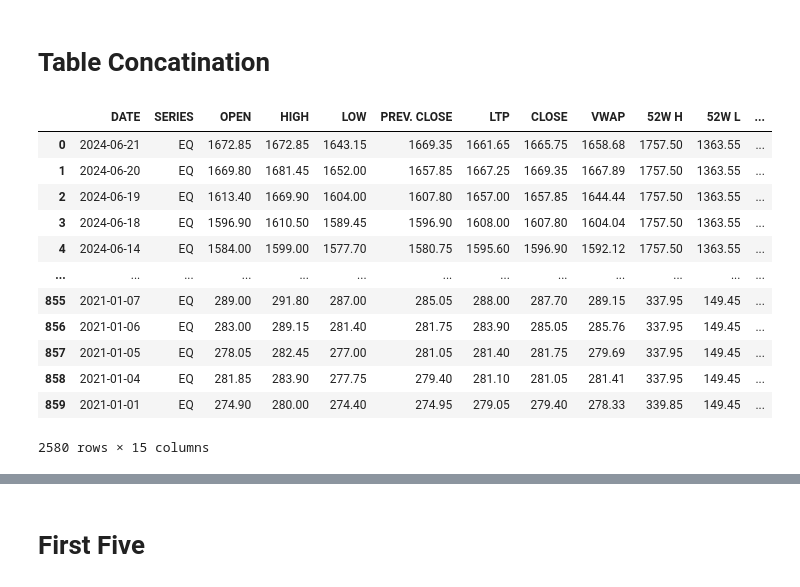
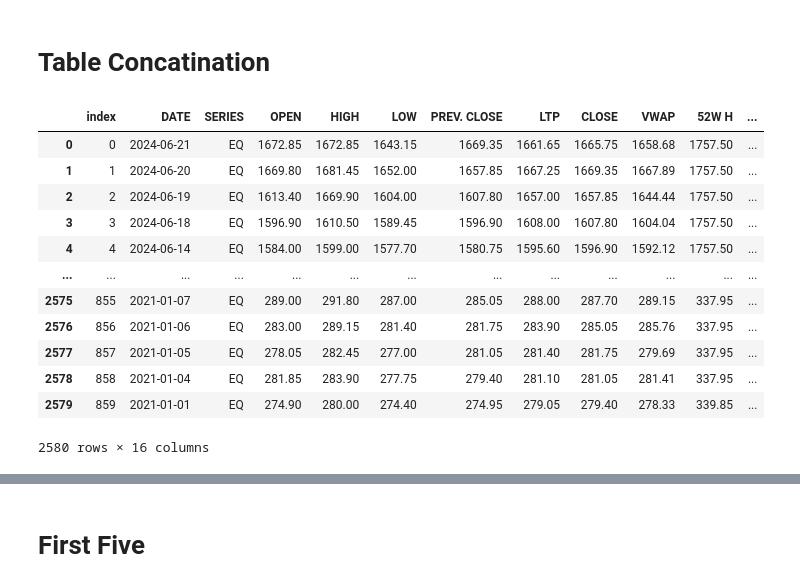
Before and after one commit to Ariyamandebnath/Stock-ipy, a Jupyter notebook: analysis/EDA.ipynb, the cells around one changed output, grey strips where cells are left out. Saved outputs shown, nothing was run; the diff lists cells and outputs as text; code cells hidden in the pictures.

```diff
--- a/analysis/EDA.ipynb
+++ b/analysis/EDA.ipynb
@@ -83,18 +115,20 @@ HDFC
 # %%
 concatenated_df = pd.concat([HDFC, AXIS, SBIN], axis=0)
 
+concatenated_df.reset_index(inplace=True)
+
 concatenated_df
 # %% [output]
-|  | DATE | SERIES | OPEN | HIGH | LOW | PREV. CLOSE | LTP | CLOSE | VWAP | 52W H | 52W L | ... |
-| 0 | 2024-06-21 | EQ | 1672.85 | 1672.85 | 1643.15 | 1669.35 | 1661.65 | 1665.75 | 1658.68 | 1757.50 | 1363.55 | ... |
-| 1 | 2024-06-20 | EQ | 1669.80 | 1681.45 | 1652.00 | 1657.85 | 1667.25 | 1669.35 | 1667.89 | 1757.50 | 1363.55 | ... |
-| 2 | 2024-06-19 | EQ | 1613.40 | 1669.90 | 1604.00 | 1607.80 | 1657.00 | 1657.85 | 1644.44 | 1757.50 | 1363.55 | ... |
-| 3 | 2024-06-18 | EQ | 1596.90 | 1610.50 | 1589.45 | 1596.90 | 1608.00 | 1607.80 | 1604.04 | 1757.50 | 1363.55 | ... |
-| 4 | 2024-06-14 | EQ | 1584.00 | 1599.00 | 1577.70 | 1580.75 | 1595.60 | 1596.90 | 1592.12 | 1757.50 | 1363.55 | ... |
+|  | index | DATE | SERIES | OPEN | HIGH | LOW | PREV. CLOSE | LTP | CLOSE | VWAP | 52W H | ... |
+| 0 | 0 | 2024-06-21 | EQ | 1672.85 | 1672.85 | 1643.15 | 1669.35 | 1661.65 | 1665.75 | 1658.68 | 1757.50 | ... |
+| 1 | 1 | 2024-06-20 | EQ | 1669.80 | 1681.45 | 1652.00 | 1657.85 | 1667.25 | 1669.35 | 1667.89 | 1757.50 | ... |
+| 2 | 2 | 2024-06-19 | EQ | 1613.40 | 1669.90 | 1604.00 | 1607.80 | 1657.00 | 1657.85 | 1644.44 | 1757.50 | ... |
+| 3 | 3 | 2024-06-18 | EQ | 1596.90 | 1610.50 | 1589.45 | 1596.90 | 1608.00 | 1607.80 | 1604.04 | 1757.50 | ... |
+| 4 | 4 | 2024-06-14 | EQ | 1584.00 | 1599.00 | 1577.70 | 1580.75 | 1595.60 | 1596.90 | 1592.12 | 1757.50 | ... |
 | ... | ... | ... | ... | ... | ... | ... | ... | ... | ... | ... | ... | ... |
-| 855 | 2021-01-07 | EQ | 289.00 | 291.80 | 287.00 | 285.05 | 288.00 | 287.70 | 289.15 | 337.95 | 149.45 | ... |
-| 856 | 2021-01-06 | EQ | 283.00 | 289.15 | 281.40 | 281.75 | 283.90 | 285.05 | 285.76 | 337.95 | 149.45 | ... |
-| 857 | 2021-01-05 | EQ | 278.05 | 282.45 | 277.00 | 281.05 | 281.40 | 281.75 | 279.69 | 337.95 | 149.45 | ... |
-| 858 | 2021-01-04 | EQ | 281.85 | 283.90 | 277.75 | 279.40 | 281.10 | 281.05 | 281.41 | 337.95 | 149.45 | ... |
-| 859 | 2021-01-01 | EQ | 274.90 | 280.00 | 274.40 | 274.95 | 279.05 | 279.40 | 278.33 | 339.85 | 149.45 | ... |
+| 2575 | 855 | 2021-01-07 | EQ | 289.00 | 291.80 | 287.00 | 285.05 | 288.00 | 287.70 | 289.15 | 337.95 | ... |
+| 2576 | 856 | 2021-01-06 | EQ | 283.00 | 289.15 | 281.40 | 281.75 | 283.90 | 285.05 | 285.76 | 337.95 | ... |
+| 2577 | 857 | 2021-01-05 | EQ | 278.05 | 282.45 | 277.00 | 281.05 | 281.40 | 281.75 | 279.69 | 337.95 | ... |
+| 2578 | 858 | 2021-01-04 | EQ | 281.85 | 283.90 | 277.75 | 279.40 | 281.10 | 281.05 | 281.41 | 337.95 | ... |
+| 2579 | 859 | 2021-01-01 | EQ | 274.90 | 280.00 | 274.40 | 274.95 | 279.05 | 279.40 | 278.33 | 339.85 | ... |
-2580 rows × 15 columns
+2580 rows × 16 columns
```
Also changed, not shown: parts of 14 cells of this notebook.
